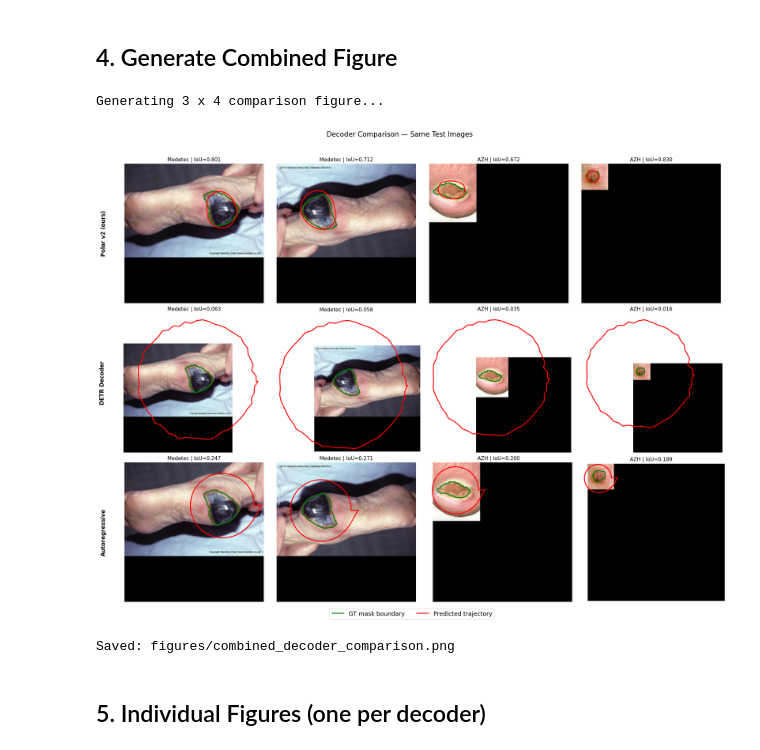
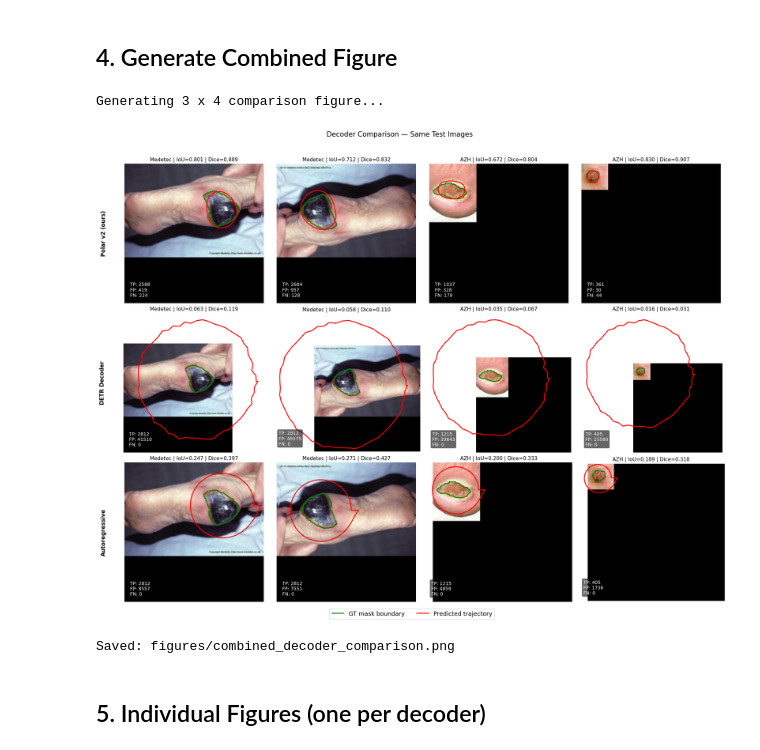
Before and after one commit to dianisay/diana-bioprinting-pipeline, a Jupyter notebook: 03-qualitative-comparison-kaggle.ipynb, the cells around one changed output. Saved outputs shown, nothing was run; the diff lists cells and outputs as text; code cells hidden in the pictures.

```diff
--- a/03-qualitative-comparison-kaggle.ipynb
+++ b/03-qualitative-comparison-kaggle.ipynb
@@ -353,39 +353,60 @@ for row, model_entry in enumerate(models_loaded):
         # GT mask contour (green)
         contours_gt, _ = cv2.findContours(fimg['raw_mask'], cv2.RETR_EXTERNAL, cv2.CHAIN_APPROX_SIMPLE)
         for cnt in contours_gt:
             pts_c = cnt.squeeze()
             if len(pts_c.shape) == 2 and len(pts_c) > 2:
                 ax.plot(np.append(pts_c[:,0], pts_c[0,0]), np.append(pts_c[:,1], pts_c[0,1]),
                         'g-', linewidth=2)
 
         # Predicted trajectory (red)
         pts = predict_contour(model_entry, fimg['image'])
         ax.plot(np.append(pts[:,0], pts[0,0]), np.append(pts[:,1], pts[0,1]),
                 'r-', linewidth=2)
 
-        # IoU
+        # ---------------------------------------------------------
+        # MÉTRICAS: IoU, Dice, TP, FP, FN
+        # ---------------------------------------------------------
         pred_mask = np.zeros((IMAGE_SIZE, IMAGE_SIZE), np.uint8)
         cv2.fillPoly(pred_mask, [pts.astype(np.int32)], 1)
-        inter = float((pred_mask & fimg['raw_mask']).sum())
-        union = float((pred_mask | fimg['raw_mask']).sum())
-        iou = inter / union if union > 0 else 0
 
-        ax.set_title(f"{fimg['ds_name']} | IoU={iou:.3f}", fontsize=11)
+        gt_mask = fimg['raw_mask']
+
+        # True Positives (Intersección)
+        tp = float((pred_mask & gt_mask).sum())
+
+        # False Positives y False Negatives
+        fp = float(pred_mask.sum()) - tp
+        fn = float(gt_mask.sum()) - tp
+
+        # Intersección sobre Unión (IoU) y Coeficiente Dice
+        union = tp + fp + fn
+        iou = tp / union if union > 0 else 0
+        dice = (2 * tp) / (2 * tp + fp + fn) if (2 * tp + fp + fn) > 0 else 0
+
+        # Actualizamos el título para incluir ambas métricas principales
+        ax.set_title(f"{fimg['ds_name']} | IoU={iou:.3f} | Dice={dice:.3f}", fontsize=11)
         ax.axis('off')
+
+        # Añadir caja de texto flotante con TP, FP, FN tipo matriz de confusión
+        metrics_text = f"TP: {int(tp)}\nFP: {int(fp)}\nFN: {int(fn)}"
+        ax.text(0.04, 0.04, metrics_text, transform=ax.transAxes,
+                fontsize=10, color='white', verticalalignment='bottom',
+                bbox=dict(facecolor='black', alpha=0.6, edgecolor='none', boxstyle='round,pad=0.3'))
+        # ---------------------------------------------------------
 
     # Row label
     axes[row, 0].annotate(mname, xy=(-0.15, 0.5), xycoords='axes fraction',
         fontsize=12, fontweight='bold', ha='center', va='center', rotation=90)
 
 fig.legend(['GT mask boundary', 'Predicted trajectory'], loc='lower center', ncol=2, fontsize=13)
 plt.suptitle('Decoder Comparison — Same Test Images', fontsize=15, y=0.99)
 plt.tight_layout(rect=[0.04, 0.03, 1, 0.97])
 plt.savefig('figures/combined_decoder_comparison.png', dpi=150, bbox_inches='tight')
 plt.show()
 print('Saved: figures/combined_decoder_comparison.png')
 # %% [output]
 Generating 3 x 4 comparison figure...
-[figure, old version]
+[figure, new version]
 Saved: figures/combined_decoder_comparison.png
 # %% [markdown]
 ## 5. Individual Figures (one per decoder)
```
